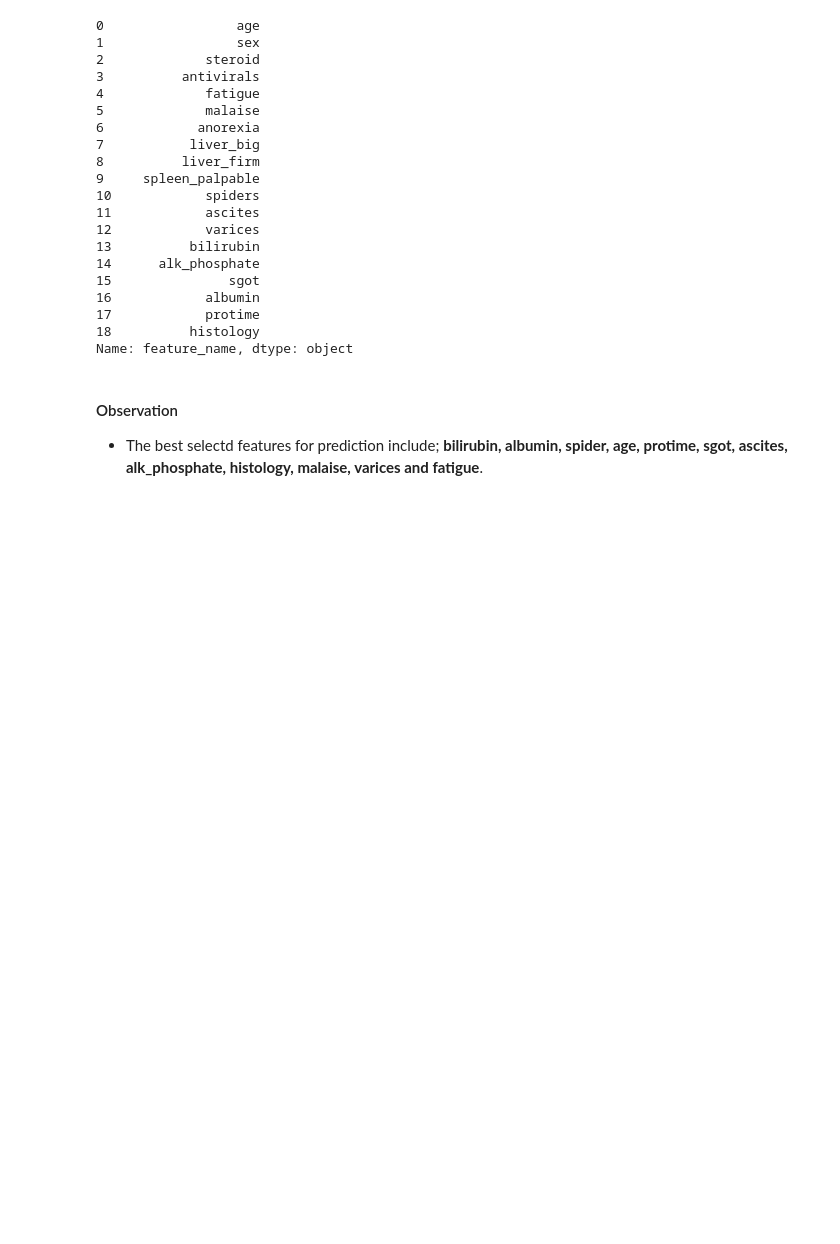
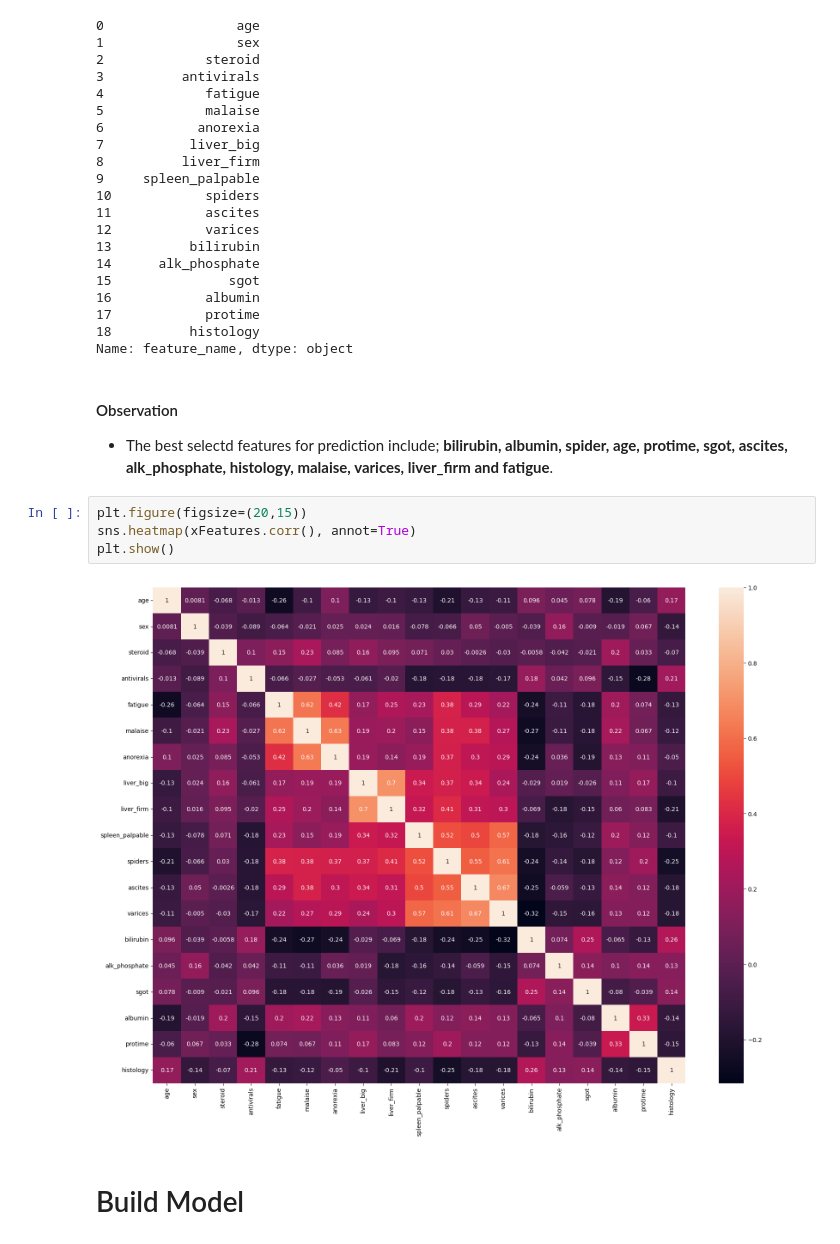
Before and after one commit to samueloshio/Hepatitis-Mortality-Prediction, a Jupyter notebook: hepatitis_prediction.ipynb, the cells around one changed output. Drawn from its saved outputs; the diff is of its cells as text; blank space fills up the shorter version.

```diff
--- a/hepatitis_prediction.ipynb
+++ b/hepatitis_prediction.ipynb
@@ -703,4 +703,12 @@ selected_feature_importance.feature_name
 Name: feature_name, dtype: object
 # %% [markdown]
 #### Observation
-+ The best selectd features for prediction include; **bilirubin, albumin, spider, age, protime, sgot, ascites, alk_phosphate, histology, malaise, varices and fatigue**.
++ The best selectd features for prediction include; **bilirubin, albumin, spider, age, protime, sgot, ascites, alk_phosphate, histology, malaise, varices, liver_firm and fatigue**.
+# %%
+plt.figure(figsize=(20,15))
+sns.heatmap(xFeatures.corr(), annot=True)
+plt.show()
+# %% [output]
+[figure, added]
+# %% [markdown]
+# Build Model
```
Also changed, not shown: parts of 43 cells of this notebook, 3 other files.
